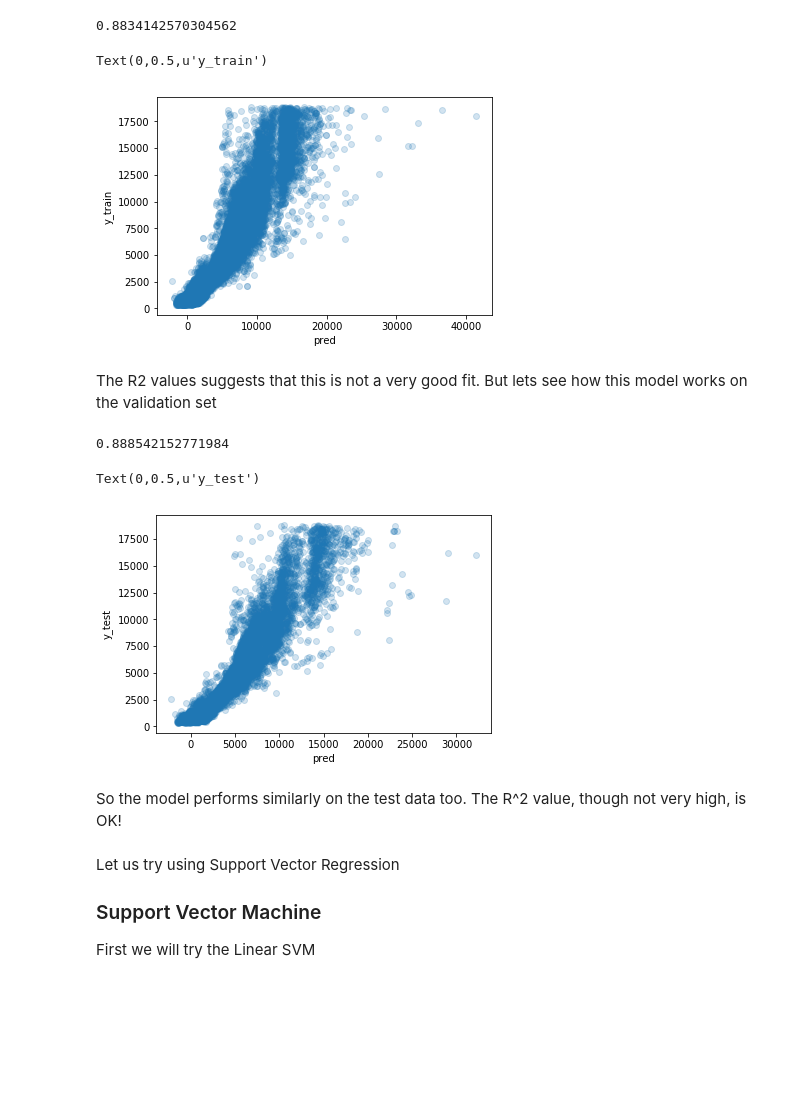
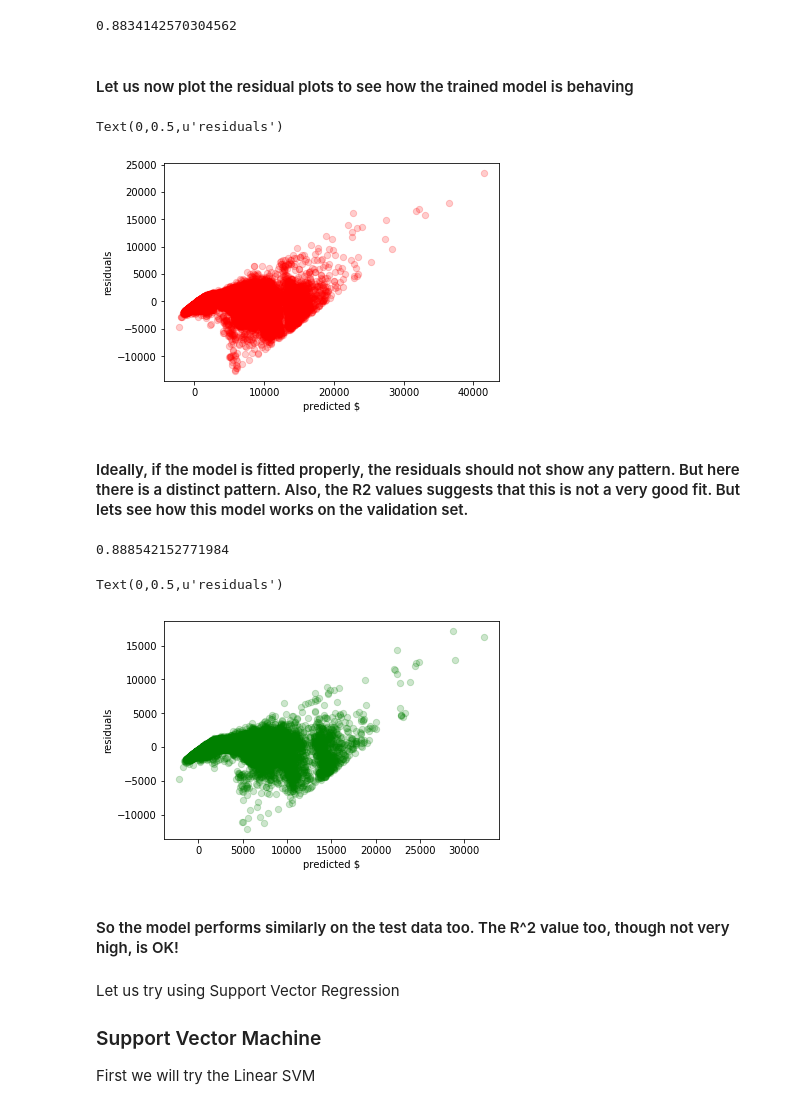
Before and after one commit to niranjan305/diamonds, a Jupyter notebook: diamond_analysis.ipynb, the cells around one changed output. Drawn from its saved outputs; the diff is of its cells as text; code cells hidden in the pictures; blank space fills up the shorter version.

Commit message:
added residuals

```diff
--- a/diamond_analysis.ipynb
+++ b/diamond_analysis.ipynb
@@ -100,29 +107,33 @@ predict_train = lm.predict(X_train)
 r2_score(y_train,predict_train)
 # %% [output]
 0.8834142570304562
+# %% [markdown]
+#### Let us now plot the residual plots to see how the trained model is behaving
 # %%
-plt.scatter(predict_train,y_train['price'],alpha=0.2)
-plt.xlabel('pred')
-plt.ylabel('y_train')
+residuals = predict_train - y_train
+plt.scatter(predict_train,residuals['price'],alpha=0.2,s=40,c='r')
+plt.xlabel('predicted $')
+plt.ylabel('residuals')
 # %% [output]
-Text(0,0.5,u'y_train')
+Text(0,0.5,u'residuals')
-[figure, old version]
+[figure, new version]
 # %% [markdown]
-The R2 values suggests that this is not a very good fit. But lets see how this model works on the validation set
+#### Ideally, if the model is fitted properly, the residuals should not show any pattern. But here there is a distinct pattern. Also, the R2 values suggests that this is not a very good fit. But lets see how this model works on the validation set.
 # %%
 predict_test = lm.predict(X_test)
 r2_score(y_test,predict_test)
 # %% [output]
 0.888542152771984
 # %%
-plt.scatter(predict_test,y_test['price'],alpha=0.2)
-plt.xlabel('pred')
-plt.ylabel('y_test')
+residuals = predict_test - y_test
+plt.scatter(predict_test,residuals['price'],alpha=0.2,s=40,c='g')
+plt.xlabel('predicted $')
+plt.ylabel('residuals')
 # %% [output]
-Text(0,0.5,u'y_test')
+Text(0,0.5,u'residuals')
-[figure, old version]
+[figure, new version]
 # %% [markdown]
-So the model performs similarly on the test data too. The R^2 value, though not very high, is OK!
+#### So the model performs similarly on the test data too. The R^2 value too, though not very high, is OK!
 # %% [markdown]
 Let us try using Support Vector Regression
 
```
Also changed, not shown: parts of 2 cells of this notebook.
